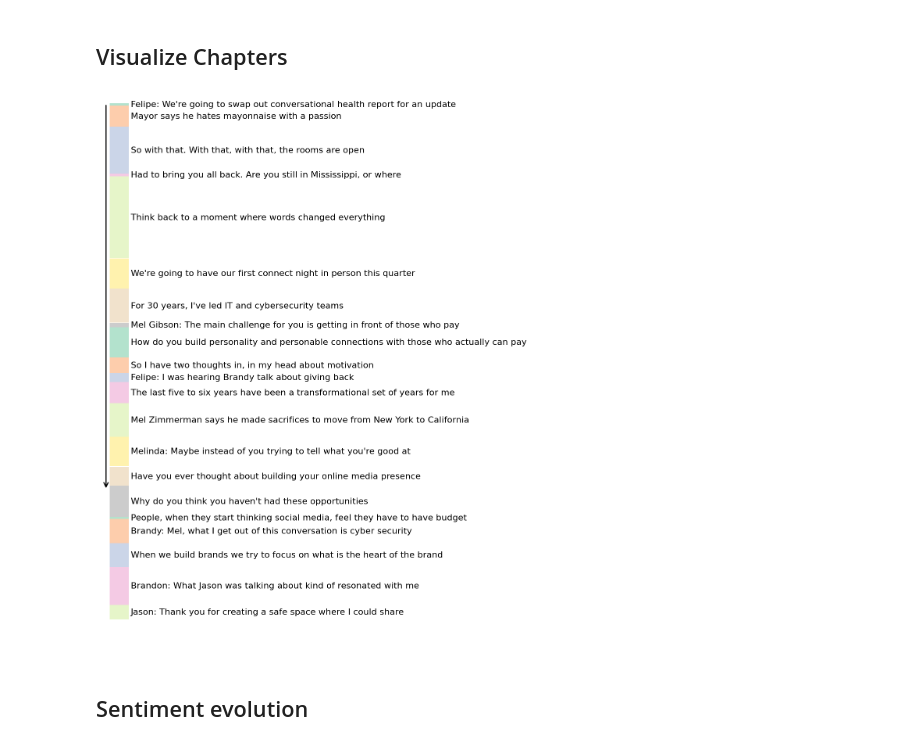
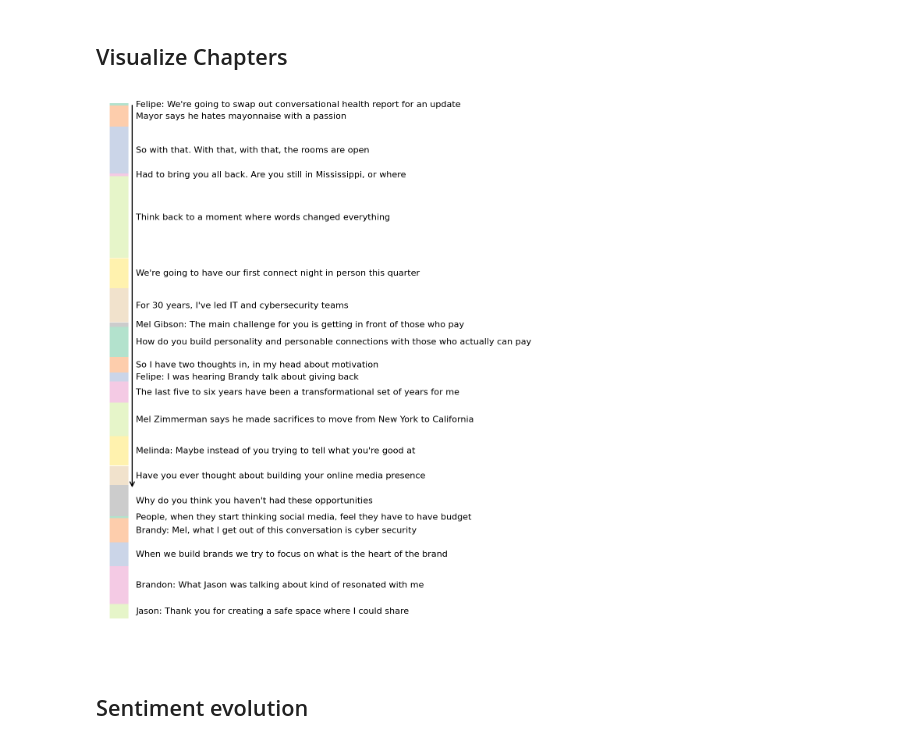
Before and after one commit to MasterMindJB/2025_mmjb_reports, a Jupyter notebook: report_generation.ipynb, the cells around one changed output. Cells and saved outputs as stored; diff of their text form; code cells hidden in the pictures.

Commit message:
Minor plot fix.

```diff
--- a/report_generation.ipynb
+++ b/report_generation.ipynb
@@ -778,38 +778,38 @@ for chap in transcript['chapters']:
 # Unnecessary for plot, scale is computed automatically
 # but transforms into seconds
 chap_times = np.array(chap_times) / 1000
 
 chap_times.shape = [len(transcript['chapters']), 4]
 starts = chap_times[:, 0]
 ends = chap_times[:, 1]
 durations = chap_times[:, 2]
 middle_points = chap_times[:, 3]
 
 # See https://ultrapythonic.com/colormaps-in-matplotlib/
 # colors = plt.get_cmap('tab20c').colors
 # colors = plt.get_cmap('Pastel1').colors
 colors = plt.get_cmap('Pastel2').colors
 # colors = plt.get_cmap('Set3').colors
 
 # Horizontal bar
 # plt.figure(figsize=(10, 1))
 # plt.ylim(-0.8, 0.8)
 # plt.barh([0], durations, left=starts, height=1, color=colors)
-# plt.annotate("", xytext=(0, -0.7), xy=(ends[-1]* (3/4), -0.7), arrowprops=dict(arrowstyle="->"))
+# plt.annotate("", xytext=(0, 0.7), xy=(ends[-1]* (3/4), 0.7), arrowprops=dict(arrowstyle="->"))
 # for mid, txt in zip(middle_points, texts):
-#     plt.text(mid, 0.6, txt, size=8, rotation=45)
+#     plt.text(mid, 0.9, txt, size=8, rotation=45)
 
 # # Vertical bar
 plt.figure(figsize=(0.5, 9))
 plt.xlim(-0.8, 0.8)
 plt.bar([0], -durations, bottom=-starts, width=1, color=colors)
-plt.annotate("", xytext=(-0.7, 0), xy=(-0.7, -ends[-1]* (3/4)), arrowprops=dict(arrowstyle="->"))
+plt.annotate("", xytext=(0.7, 0), xy=(0.7, -ends[-1]* (3/4)), arrowprops=dict(arrowstyle="->"))
 for mid, txt in zip(middle_points, texts):
-    plt.text(0.6, -mid, txt, size=8, verticalalignment='center')
+    plt.text(0.9, -mid, txt, size=8, verticalalignment='center')
 
 plt.axis('off');
 # %% [output]
-[figure, old version]
+[figure, new version]
 # %% [markdown]
 ## Sentiment evolution
 # %%
```
Also changed, not shown: parts of 4 cells of this notebook.
